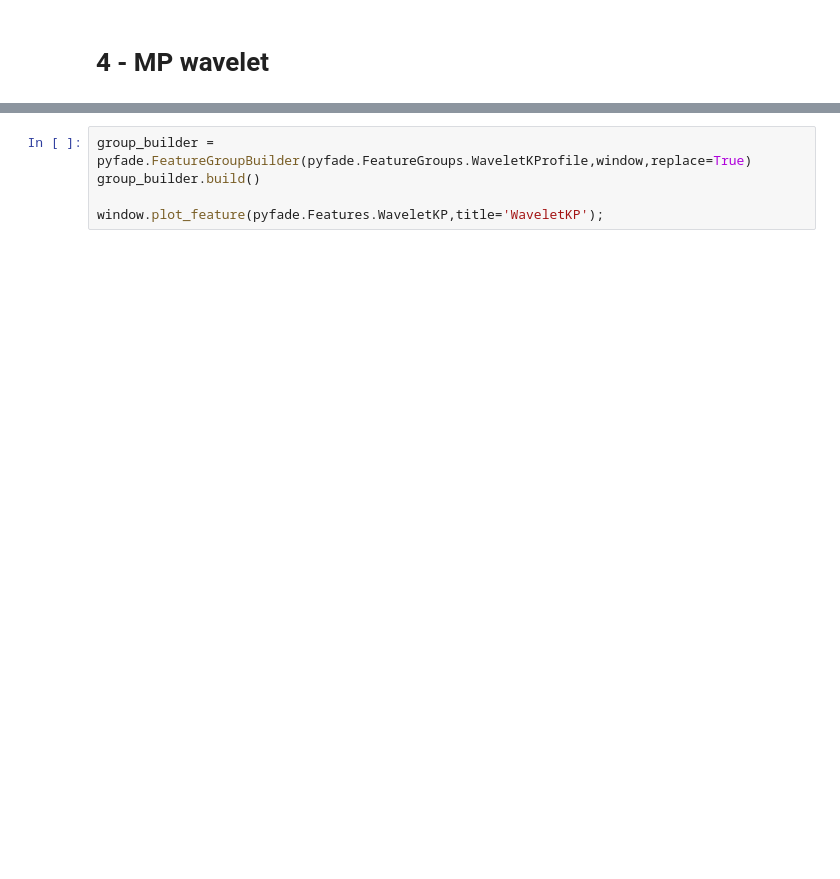
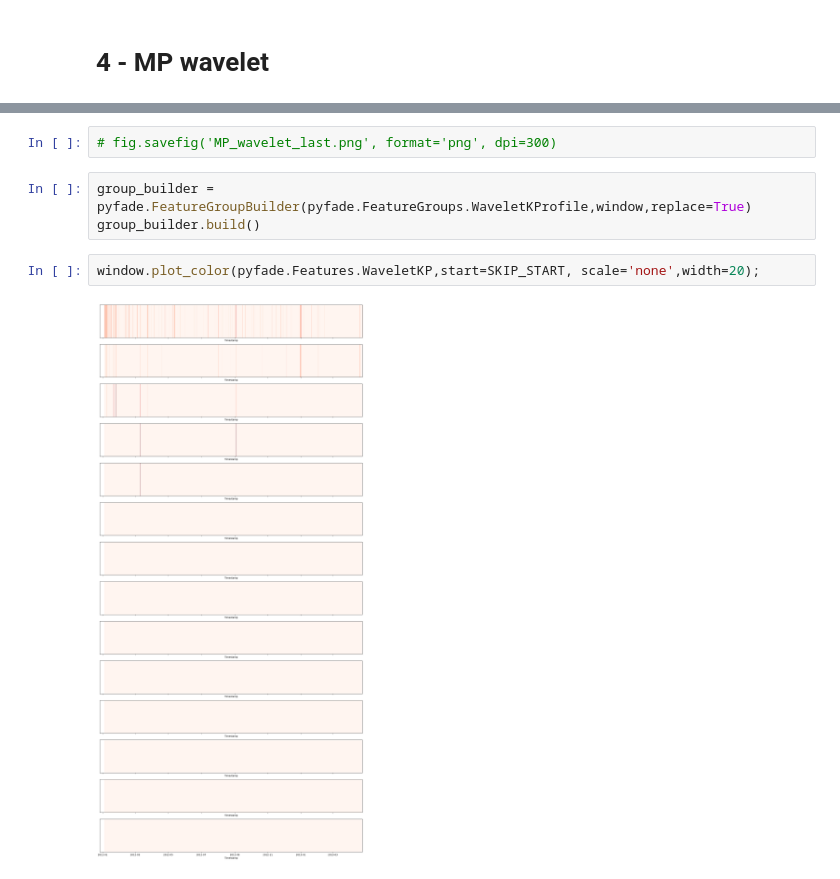
Before and after one commit to Lopes941/PyFADe, a Jupyter notebook: notebooks/wavelet_MP_onsignals.ipynb, the cells around one changed output, grey strips where cells are left out. Saved outputs shown, nothing was run; the diff lists cells and outputs as text; blank space fills up the shorter version.

```diff
--- a/notebooks/wavelet_MP_onsignals.ipynb
+++ b/notebooks/wavelet_MP_onsignals.ipynb
@@ -131,5 +218,9 @@ window.plot_feature(pyfade.Features.WaveletMP,title='WaveletMP');
+# %%
+# fig.savefig('MP_wavelet_last.png', format='png', dpi=300)
 # %%
 group_builder = pyfade.FeatureGroupBuilder(pyfade.FeatureGroups.WaveletKProfile,window,replace=True)
 group_builder.build()
-
-window.plot_feature(pyfade.Features.WaveletKP,title='WaveletKP');
+# %%
+window.plot_color(pyfade.Features.WaveletKP,start=SKIP_START, scale='none',width=20);
+# %% [output]
+[figure, added]
```
Also changed, not shown: parts of 17 cells of this notebook, 15 other files.
